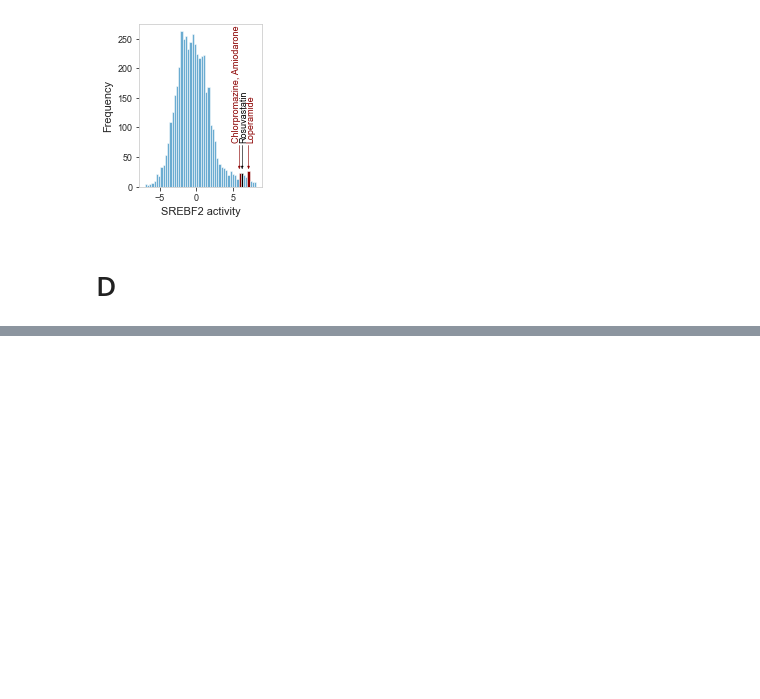
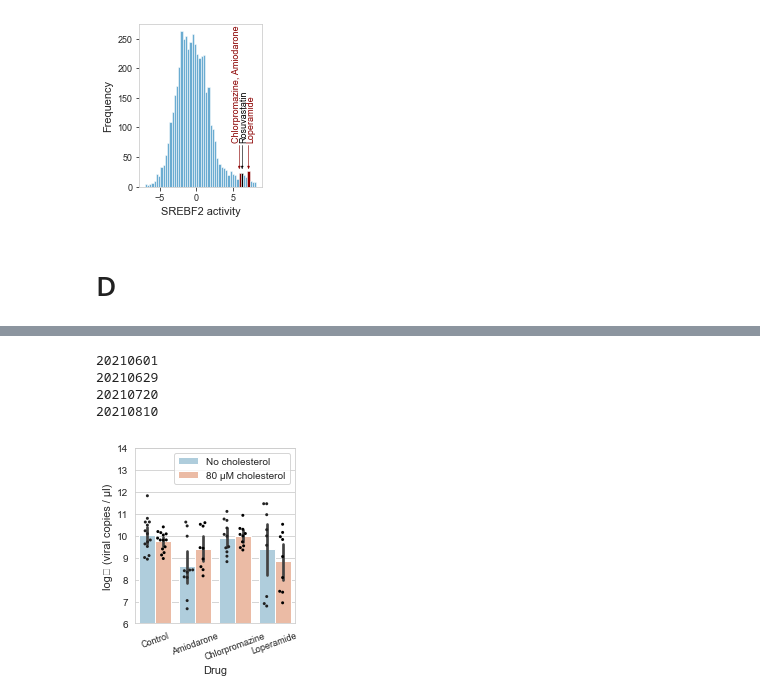
Before and after one commit to comp-sys-pharm/SARS-CoV-2-cholesterol, a Jupyter notebook: notebooks/figures_draft.ipynb, the cells around one changed output, grey strips where cells are left out. Drawn from its saved outputs; the diff is of its cells as text; code cells hidden in the pictures; blank space fills up the shorter version.

Commit message:
fig5b draft

```diff
--- a/notebooks/figures_draft.ipynb
+++ b/notebooks/figures_draft.ipynb
@@ -621,0 +587,71 @@ plot_results_timemin(exp_all, min_y = -1.2)
+# %%
+experiments_table = pd.DataFrame(columns = ['Drug', 'PCR', 'Cholesterol', 'Experiment'])
+data = {}
+for exp in experiments:
+    print(exp)
+
+    data[exp] = pd.read_excel('../data/ddPCR_koleszterinvsSARSvsDrug.xlsx', sheet_name = exp)
+    # delete co-administration data
+    idx = data[exp].where(data[exp]=='Co-administration').dropna(how = 'all').index
+
+    if len(idx) > 0:
+        data[exp] = data[exp][:idx[0]]
+
+    # drop all NaN values and fill drug values
+    data[exp] = data[exp].dropna(how = 'all').fillna(method = 'ffill', axis = 0).dropna(axis = 1, how = 'all')
+    data[exp].columns = data[exp].iloc[0]
+    data[exp] = data[exp].iloc[1:, :6]
+
+    data[exp].columns = [ '0um_chol', '0um_chol_PCR', '80um_chol',
+                 '80um_chol_PCR', '10um_chol', '10um_chol_PCR']
+
+    # append data to experiments_table
+    for cc in [0, 80, 10]:
+        tmp = data[exp][[str(cc)+'um_chol', str(cc)+'um_chol_PCR']]
+        tmp['Cholesterol'] = str(cc)+'um'
+        tmp['Experiment'] = exp
+        tmp.columns = experiments_table.columns
+
+        experiments_table = experiments_table.append(tmp, ignore_index = True)
+    experiments_table = experiments_table.drop_duplicates()
+# %% [output]
+20210601
+20210629
+20210720
+20210810
+# %%
+experiments_table = experiments_table.replace('Pozitív ctrl', 'Control')
+experiments_table = experiments_table.replace('DMSO ', 'DMSO')
+experiments_table = experiments_table.replace('Chlorpromazine ', 'Chlorpromazine')
+experiments_table = experiments_table.replace('Amiodarone (DMSO)', 'Amiodarone')
+
+experiments_table.PCR = experiments_table.PCR.apply(lambda x: float(str(x).replace(',', '.')))
+# %%
+toplot = experiments_table[experiments_table.Drug.isin(['Control', 'Chlorpromazine',
+                                                        'Amiodarone', 'Loperamide']) &
+                          experiments_table.Cholesterol.isin(['0um', '80um'])]
+# %%
+toplot = toplot.replace('0um', 'No cholesterol')
+toplot = toplot.replace('80um', '80 \u03BCM cholesterol')
+# %%
+toplot.PCR = np.log2(toplot.PCR)
+toplot["Drug"] = pd.Categorical(toplot["Drug"],
+                                categories = ["Control", "Amiodarone", "Chlorpromazine", "Loperamide"])
+# %%
+fig, ax = plt.subplots(figsize = (3,3.5))
+g = sns.barplot(x = 'Drug', y = 'PCR', hue = 'Cholesterol', data=toplot, palette = 'RdBu_r')
+g = sns.swarmplot(x = 'Drug', y = 'PCR', hue = 'Cholesterol',
+                  data=toplot, dodge=True, color = 'k', size = 3)
+
+handles, labels = g.get_legend_handles_labels()
+g.legend(handles[2:], labels[2:])
+
+plt.ylim((6,14))
+plt.xticks(rotation = 20, ha="center", fontsize = 9)
+plt.xlabel('Drug', fontsize = 11)
+plt.ylabel('log\u2082 (viral copies / \u03BCl)', fontsize = 11)
+plt.tight_layout()
+plt.savefig('../figures/draft/Fig5B.pdf')
+plt.show()
+# %% [output]
+[figure, added]
```
Also changed, not shown: parts of 10 cells of this notebook.
